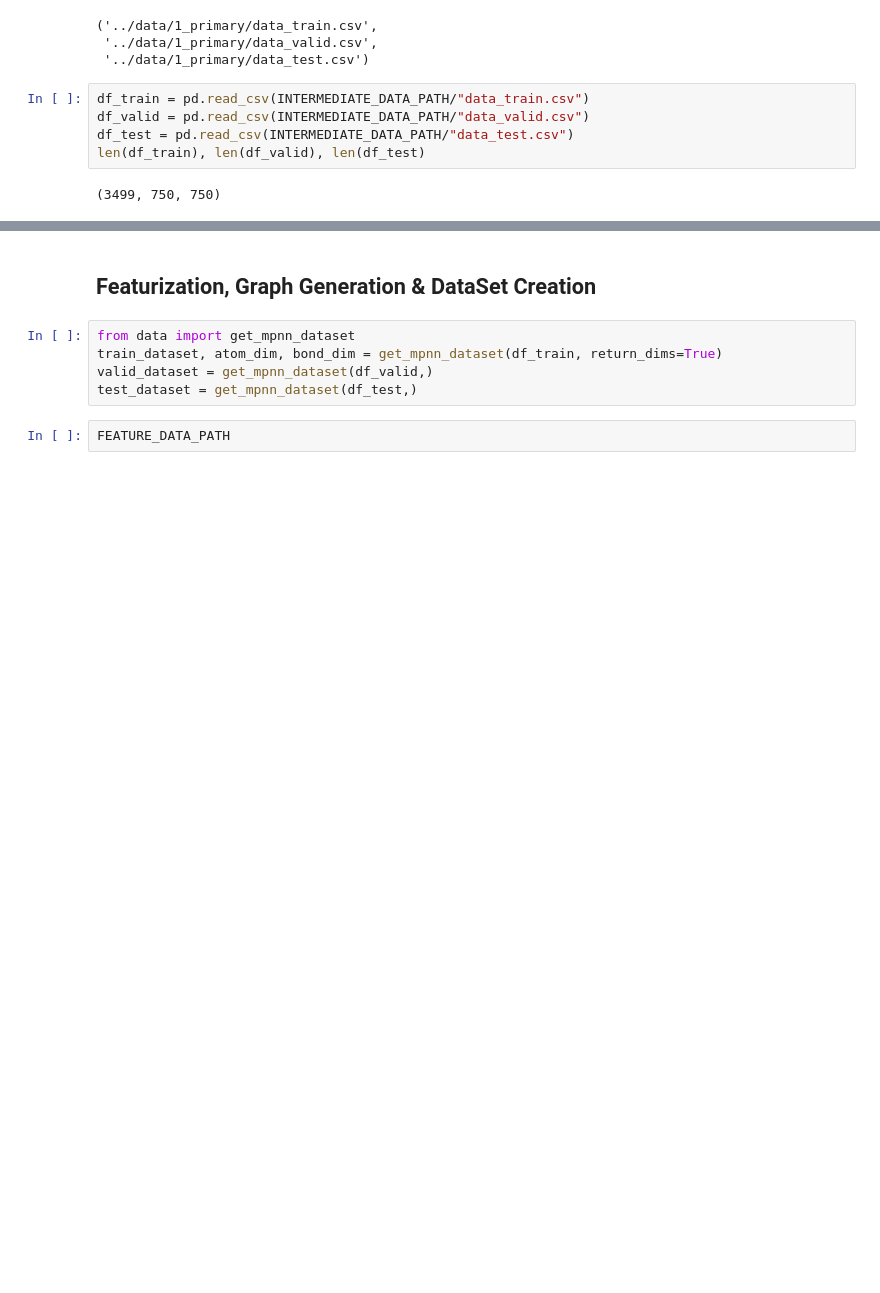
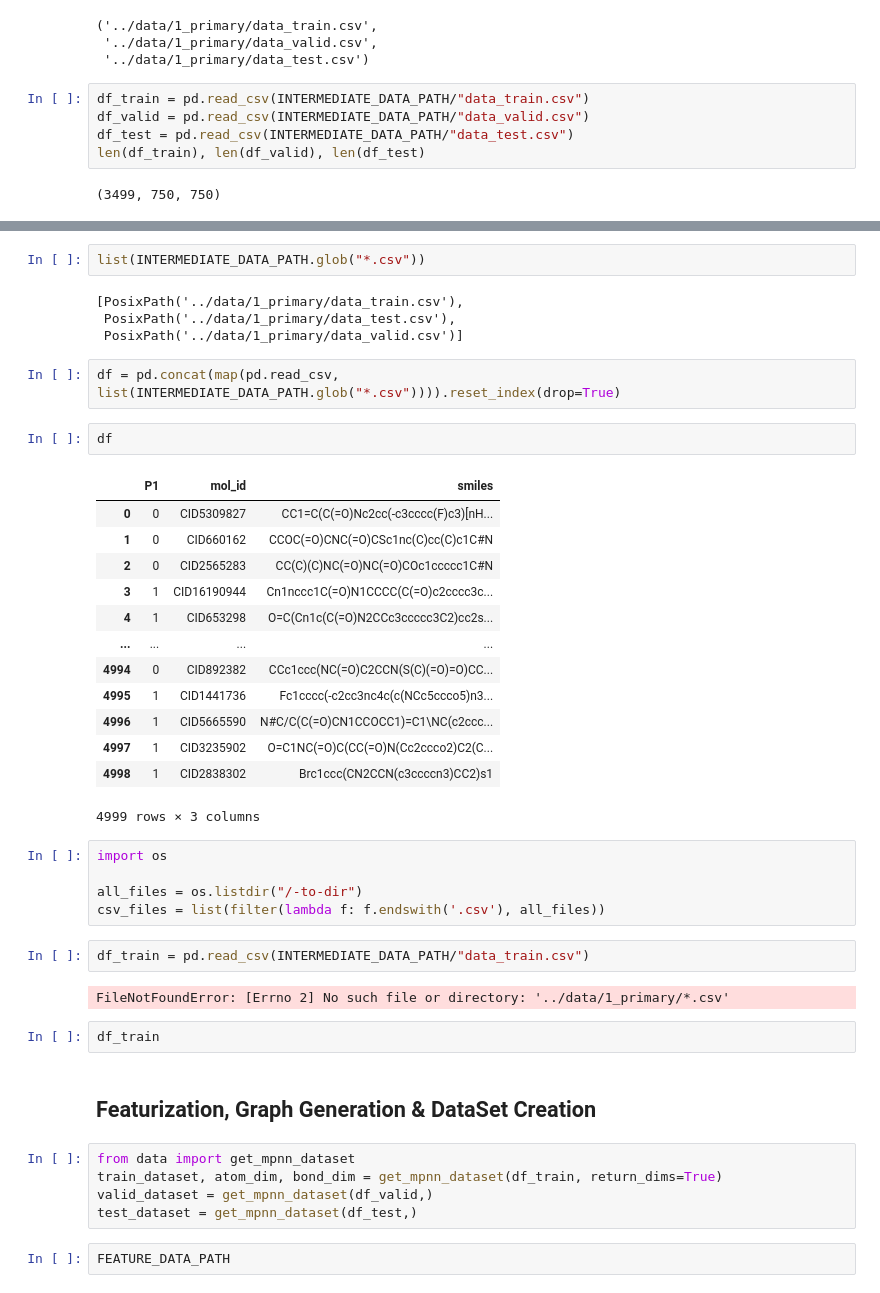
Before and after one commit to chadlis/servier, a Jupyter notebook: notebooks/SCH_Model2_01.ipynb, the cells around one changed output, grey strips where cells are left out. Drawn from its saved outputs; the diff is of its cells as text; blank space fills up the shorter version.

```diff
--- a/notebooks/SCH_Model2_01.ipynb
+++ b/notebooks/SCH_Model2_01.ipynb
@@ -83,3 +96,38 @@ len(df_train), len(df_valid), len(df_test)
+# %%
+list(INTERMEDIATE_DATA_PATH.glob("*.csv"))
+# %% [output]
+[PosixPath('../data/1_primary/data_train.csv'),
+ PosixPath('../data/1_primary/data_test.csv'),
+ PosixPath('../data/1_primary/data_valid.csv')]
+# %%
+df = pd.concat(map(pd.read_csv, list(INTERMEDIATE_DATA_PATH.glob("*.csv")))).reset_index(drop=True)
+# %%
+df
+# %% [output]
+|  | P1 | mol_id | smiles |
+| 0 | 0 | CID5309827 | CC1=C(C(=O)Nc2cc(-c3cccc(F)c3)[nH... |
+| 1 | 0 | CID660162 | CCOC(=O)CNC(=O)CSc1nc(C)cc(C)c1C#N |
+| 2 | 0 | CID2565283 | CC(C)(C)NC(=O)NC(=O)COc1ccccc1C#N |
+| 3 | 1 | CID16190944 | Cn1nccc1C(=O)N1CCCC(C(=O)c2cccc3c... |
+| 4 | 1 | CID653298 | O=C(Cn1c(C(=O)N2CCc3ccccc3C2)cc2s... |
+| ... | ... | ... | ... |
+| 4994 | 0 | CID892382 | CCc1ccc(NC(=O)C2CCN(S(C)(=O)=O)CC... |
+| 4995 | 1 | CID1441736 | Fc1cccc(-c2cc3nc4c(c(NCc5ccco5)n3... |
+| 4996 | 1 | CID5665590 | N#C/C(C(=O)CN1CCOCC1)=C1\NC(c2ccc... |
+| 4997 | 1 | CID3235902 | O=C1NC(=O)C(CC(=O)N(Cc2ccco2)C2(C... |
+| 4998 | 1 | CID2838302 | Brc1ccc(CN2CCN(c3ccccn3)CC2)s1 |
+4999 rows × 3 columns
+# %%
+import os
+
+all_files = os.listdir("/-to-dir")
+csv_files = list(filter(lambda f: f.endswith('.csv'), all_files))
+# %%
+df_train = pd.read_csv(INTERMEDIATE_DATA_PATH/"data_train.csv")
+# %% [output]
+FileNotFoundError: [Errno 2] No such file or directory: '../data/1_primary/*.csv'
+# %%
+df_train
 # %% [markdown]
 ## Featurization, Graph Generation & DataSet Creation
 # %%
```
Also changed, not shown: parts of 12 cells of this notebook, 3 other files.
